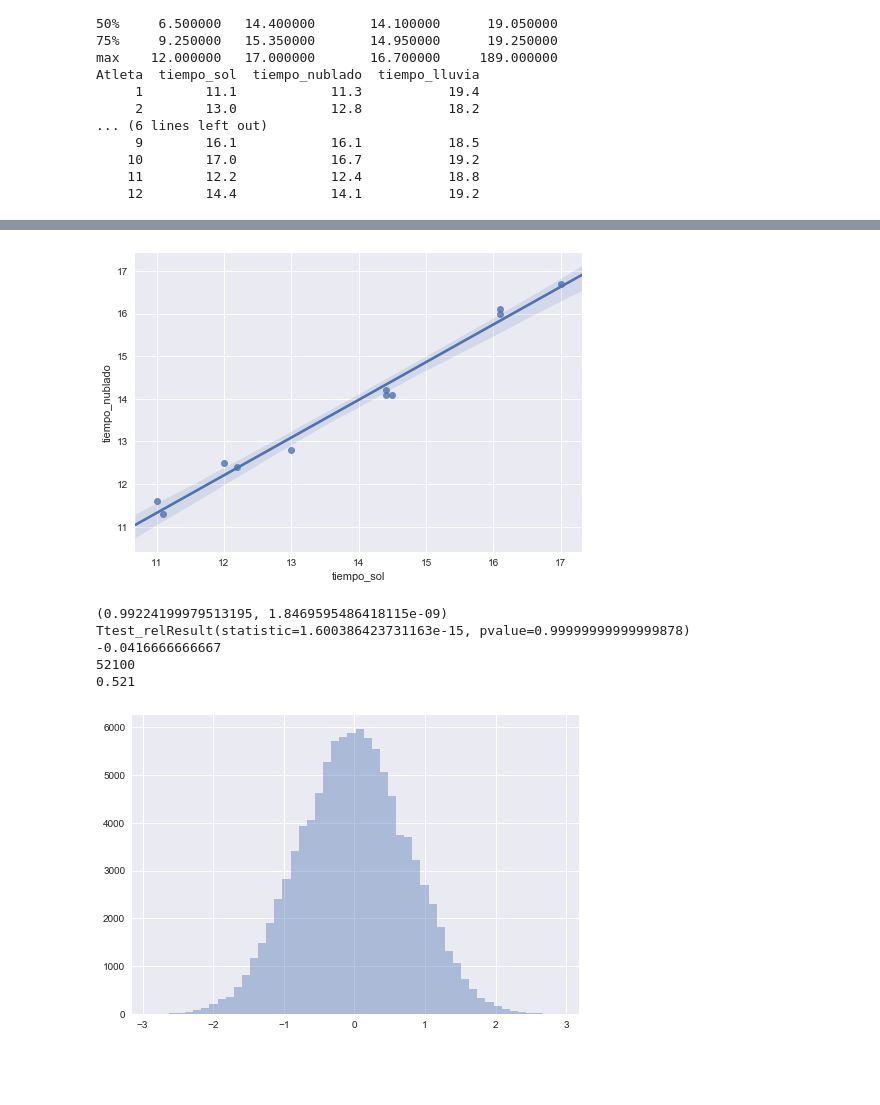
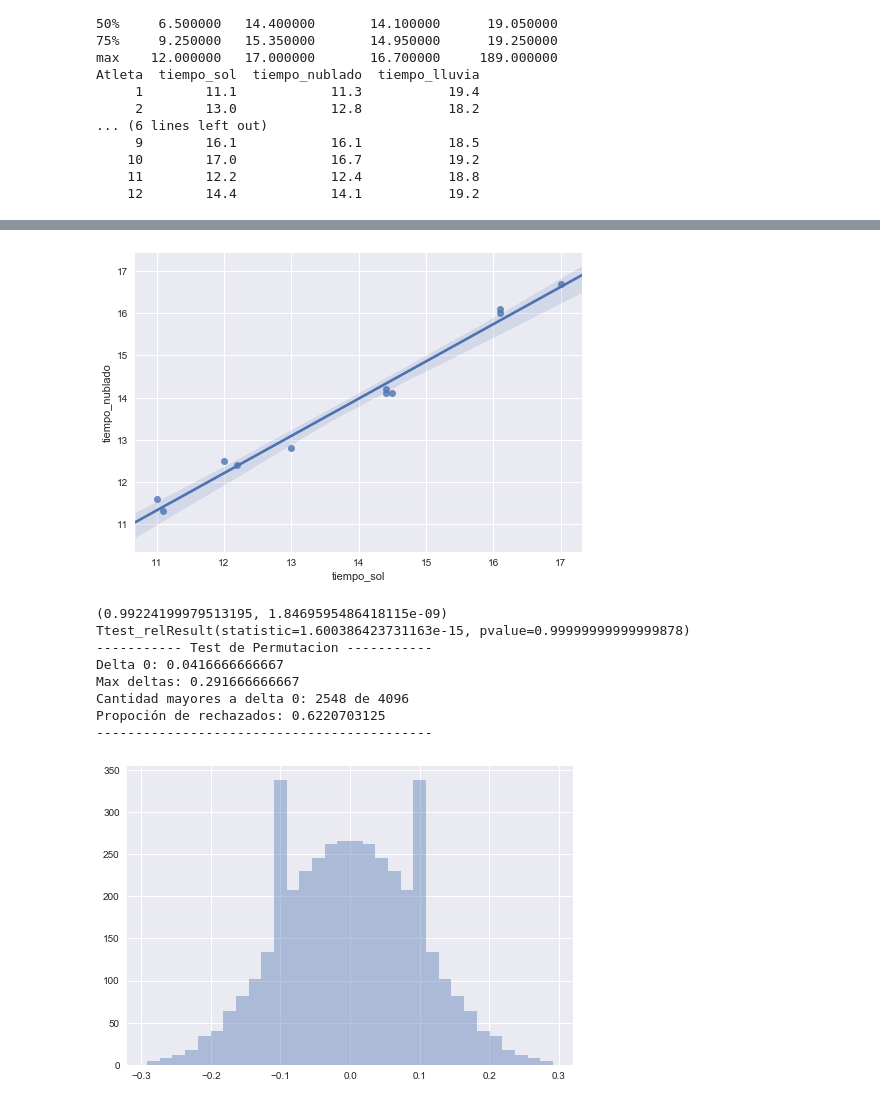
Before and after one commit to lucasputer/CienciaDeDatos, a Jupyter notebook: tp1/tp1.ipynb, the cells around one changed output, grey strips where cells are left out. Saved outputs shown, nothing was run; the diff lists cells and outputs as text; code cells hidden in the pictures; blank space fills up the shorter version.

Commit message:
permutation flip

```diff
--- a/tp1/tp1.ipynb
+++ b/tp1/tp1.ipynb
@@ -31,3 +31,22 @@ Atleta  tiempo_sol  tiempo_nublado  tiempo_lluvia
     10        17.0            16.7           19.2
     11        12.2            12.4           18.8
     12        14.4            14.1           19.2
+# %%
+df = pd.read_csv('tiempos.txt', sep=' ')
+sns.tsplot(time=df['Atleta'], data=df['tiempo_sol'], interpolate=False, color="blue")
+sns.tsplot(time=df['Atleta'], data=df['tiempo_nublado'], interpolate=False, color="red")
+sns.tsplot(time=df['Atleta'], data=df['tiempo_lluvia'], interpolate=False, color="green")
+plt.show()
+
+sns.tsplot(time=df['Atleta'], data=df['tiempo_sol'], interpolate=False, color="blue")
+sns.tsplot(time=df['Atleta'], data=df['tiempo_nublado'], interpolate=False, color="red")
+sns.tsplot(time=df['Atleta'], data=df['tiempo_lluvia'], interpolate=False, color="green")
+
+# Vemos que hay un valor de tiempo de atleta en lluvia '189' que tomamos como outlier por la
+# diferencia marcada con el resto de los datos. Lo filtramos y guardamos la nueva lista:
+
+LLUVIA_LIMIT = 30
+sns.plt.ylim((0,LLUVIA_LIMIT))
+sns.plt.show()
+
+df_filtrado = df[df['tiempo_lluvia'] < LLUVIA_LIMIT]
@@ -35,71 +82,43 @@ Atleta  tiempo_sol  tiempo_nublado  tiempo_lluvia
 # RTA a : El cielo nublado no influye en los tiempos de los atletas.
 
 # Ver 1: cuando esta nublado, los datos varian de forma similar a cuando hay sol
 
-sns.regplot(x=df2['tiempo_sol'], y=df2['tiempo_nublado'])
+sns.regplot(x=df_filtrado['tiempo_sol'], y=df_filtrado['tiempo_nublado'])
 sns.plt.show()
 
 # Ver 2: hay una correlacion lineal alta entre los datos de cielo nublado y soleado
 
-print(stats.pearsonr(df2['tiempo_sol'],df2['tiempo_nublado']))
+print(stats.pearsonr(df_filtrado['tiempo_sol'],df_filtrado['tiempo_nublado']))
 
 # Ver 3: como las muestras estan relacionadas, usamos un test para ver si muestras EMPARENTADAS tienen la misma media
 
-print(stats.ttest_rel(df2['tiempo_sol'],df2['tiempo_nublado']))
+print(stats.ttest_rel(df_filtrado['tiempo_sol'],df_filtrado['tiempo_nublado']))
 
 # Como el p-valor es muy grande, no podemos descartar que tengan la misma media
 
 # Ver 4: Usamos un test de permutaciones para ver si las muestras fueron sacadas de la misma distribucion
 # Hipotesis nula: las variables vienen de la misma distribucion
 # Si alpha=0.05 (nivel de significacion 95%), podemos descartar que vengan de la misma distribucion si el p-valor
 # es mayor a 0.95.
 
-
-#ESTO ESTA MAL, NECESITAMOS PERMUTAR DE OTRA FORMA. Esto se olvida de aparear las mediciones de los atletas.
-
-
-# Creo numpy array con datos soleados y datos de lluvia sin outlier en tuplas indicando su grupo
 datos_sol = df['tiempo_sol']
 datos_nublado = df['tiempo_nublado']
-
-delta_0 = np.average(datos_nublado) - np.average(datos_sol)
-print(delta_0)
-
-datos_bool =  np.concatenate([np.zeros(datos_nublado.size, dtype=bool),np.ones(datos_sol.size, dtype=bool)])
-datos_val = np.concatenate([datos_sol,datos_nublado])
-
-PERM_COUNT = 100000
-
-def simulate():
-    perm = np.random.permutation(datos_bool)
-    ll_sum = 0
-    ll_count = 0
-    s_sum = 0
-    s_count = 0
-    for is_soleado, val in zip(perm, datos_val):
-        if is_soleado:
-            s_count += 1
-            s_sum += val
-        else:
-            ll_count += 1
-            ll_sum += val
-    return (ll_sum/ll_count) - (s_sum/s_count)
-
-deltas = np.array([simulate() for i in range(PERM_COUNT)])
-reject_delta_count = len(filter(lambda x: x > delta_0, deltas))
-print(reject_delta_count)
-print(float(reject_delta_count)/PERM_COUNT)
-
+deltas = permutation_test_flip(datos_sol,datos_nublado,(lambda x: abs(x)))
 
 sns.distplot(deltas, kde=False, rug=False)
 sns.plt.show()
 
+# p-valor muy chico = podemos rechazar que vienen de variables con la misma media.
+
 # Como el p-valor no es lo suficientemente grande, no podemos descartar que vengan de la misma distribucion.
 # %% [output]
 [figure]
 (0.99224199979513195, 1.8469595486418115e-09)
 Ttest_relResult(statistic=1.600386423731163e-15, pvalue=0.99999999999999878)
--0.0416666666667
-52100
-0.521
+----------- Test de Permutacion -----------
+Delta 0: 0.0416666666667
+Max deltas: 0.291666666667
+Cantidad mayores a delta 0: 2548 de 4096
+Propoción de rechazados: 0.6220703125
+-------------------------------------------
-[figure, old version]
+[figure, new version]
```
Also changed, not shown: parts of 5 cells of this notebook.
